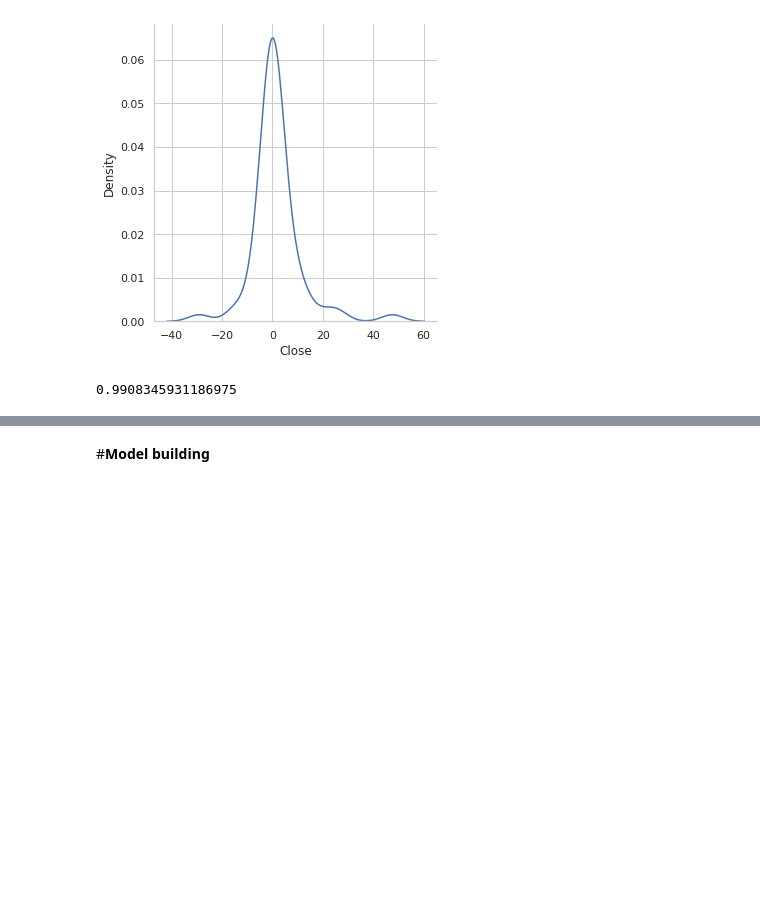
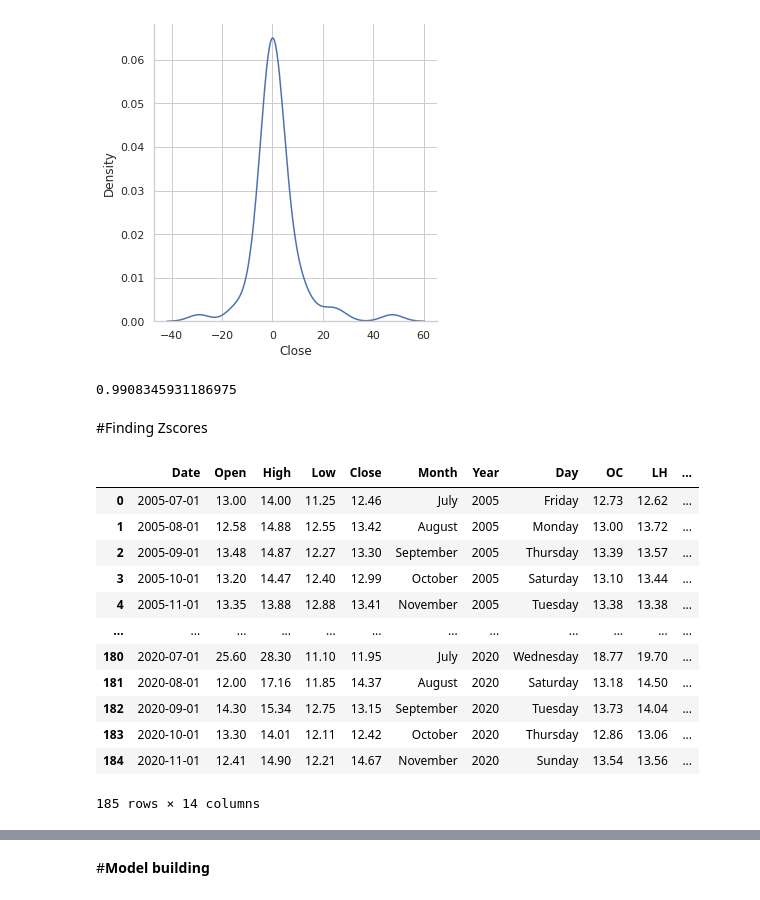
Before and after one commit to Syed-Irfan-1165/ML-Regression, a Jupyter notebook: Yes_Bank_Predictions.ipynb, the cells around one changed output, grey strips where cells are left out. Cells and saved outputs as stored; diff of their text form; code cells hidden in the pictures; blank space fills up the shorter version.

```diff
--- a/Yes_Bank_Predictions.ipynb
+++ b/Yes_Bank_Predictions.ipynb
@@ -544,3 +553,26 @@ score=r2_score(reg_pred,y_test)
 score
 # %% [output]
 0.9908345931186975
+# %% [markdown]
+#Finding Zscores
+# %%
+YesBank_df['Close_Z_score'] = stats.zscore(YesBank_df['Close'])
+YesBank_df['Open_Z_score'] = stats.zscore(YesBank_df['Open'])
+YesBank_df['High_Z_score'] = stats.zscore(YesBank_df['High'])
+YesBank_df['Low_Z_score'] = stats.zscore(YesBank_df['Low'])
+# %%
+YesBank_df
+# %% [output]
+|  | Date | Open | High | Low | Close | Month | Year | Day | OC | LH | ... |
+| 0 | 2005-07-01 | 13.00 | 14.00 | 11.25 | 12.46 | July | 2005 | Friday | 12.73 | 12.62 | ... |
+| 1 | 2005-08-01 | 12.58 | 14.88 | 12.55 | 13.42 | August | 2005 | Monday | 13.00 | 13.72 | ... |
+| 2 | 2005-09-01 | 13.48 | 14.87 | 12.27 | 13.30 | September | 2005 | Thursday | 13.39 | 13.57 | ... |
+| 3 | 2005-10-01 | 13.20 | 14.47 | 12.40 | 12.99 | October | 2005 | Saturday | 13.10 | 13.44 | ... |
+| 4 | 2005-11-01 | 13.35 | 13.88 | 12.88 | 13.41 | November | 2005 | Tuesday | 13.38 | 13.38 | ... |
+| ... | ... | ... | ... | ... | ... | ... | ... | ... | ... | ... | ... |
+| 180 | 2020-07-01 | 25.60 | 28.30 | 11.10 | 11.95 | July | 2020 | Wednesday | 18.77 | 19.70 | ... |
+| 181 | 2020-08-01 | 12.00 | 17.16 | 11.85 | 14.37 | August | 2020 | Saturday | 13.18 | 14.50 | ... |
+| 182 | 2020-09-01 | 14.30 | 15.34 | 12.75 | 13.15 | September | 2020 | Tuesday | 13.73 | 14.04 | ... |
+| 183 | 2020-10-01 | 13.30 | 14.01 | 12.11 | 12.42 | October | 2020 | Thursday | 12.86 | 13.06 | ... |
+| 184 | 2020-11-01 | 12.41 | 14.90 | 12.21 | 14.67 | November | 2020 | Sunday | 13.54 | 13.56 | ... |
+185 rows × 14 columns
```
Also changed, not shown: parts of 56 cells of this notebook.
